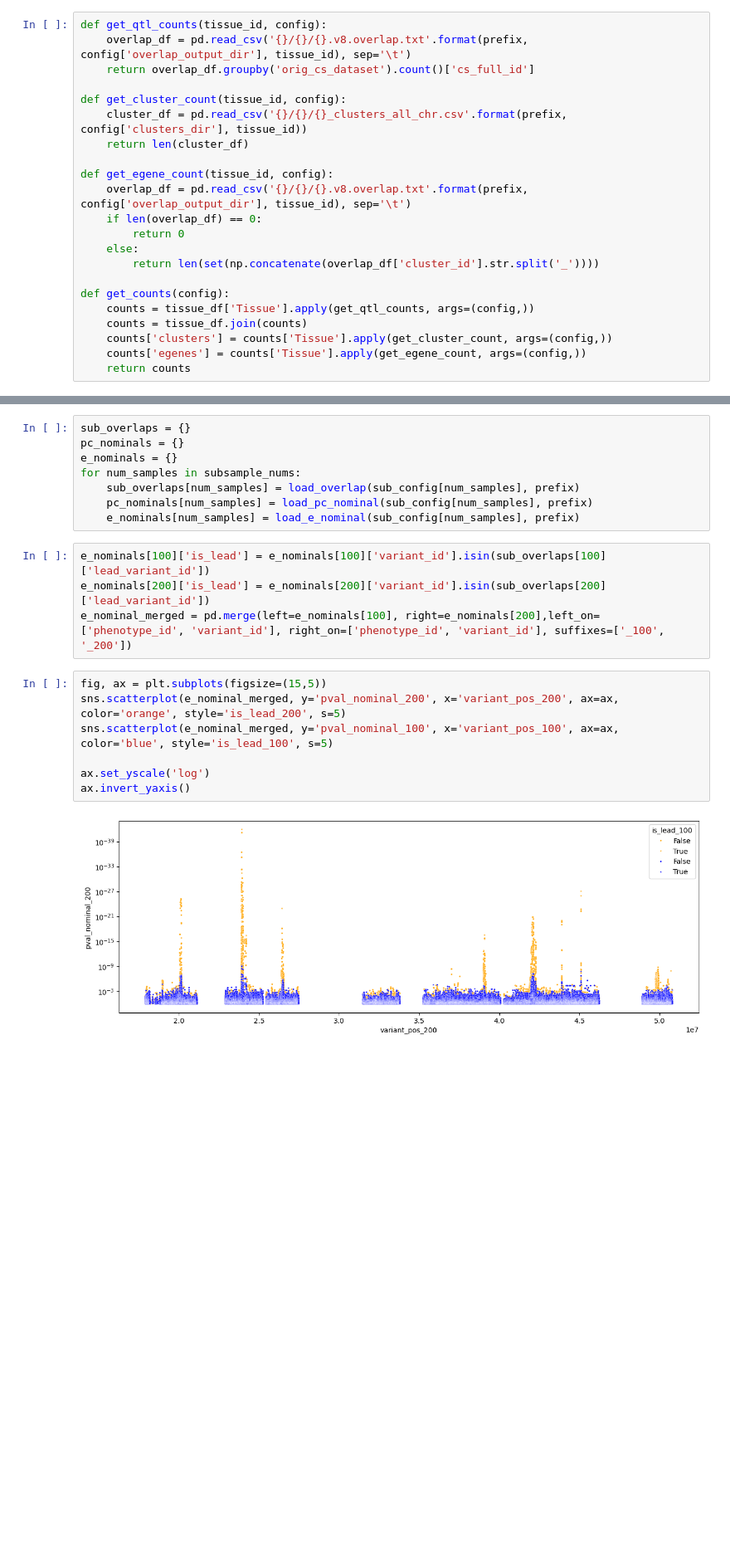
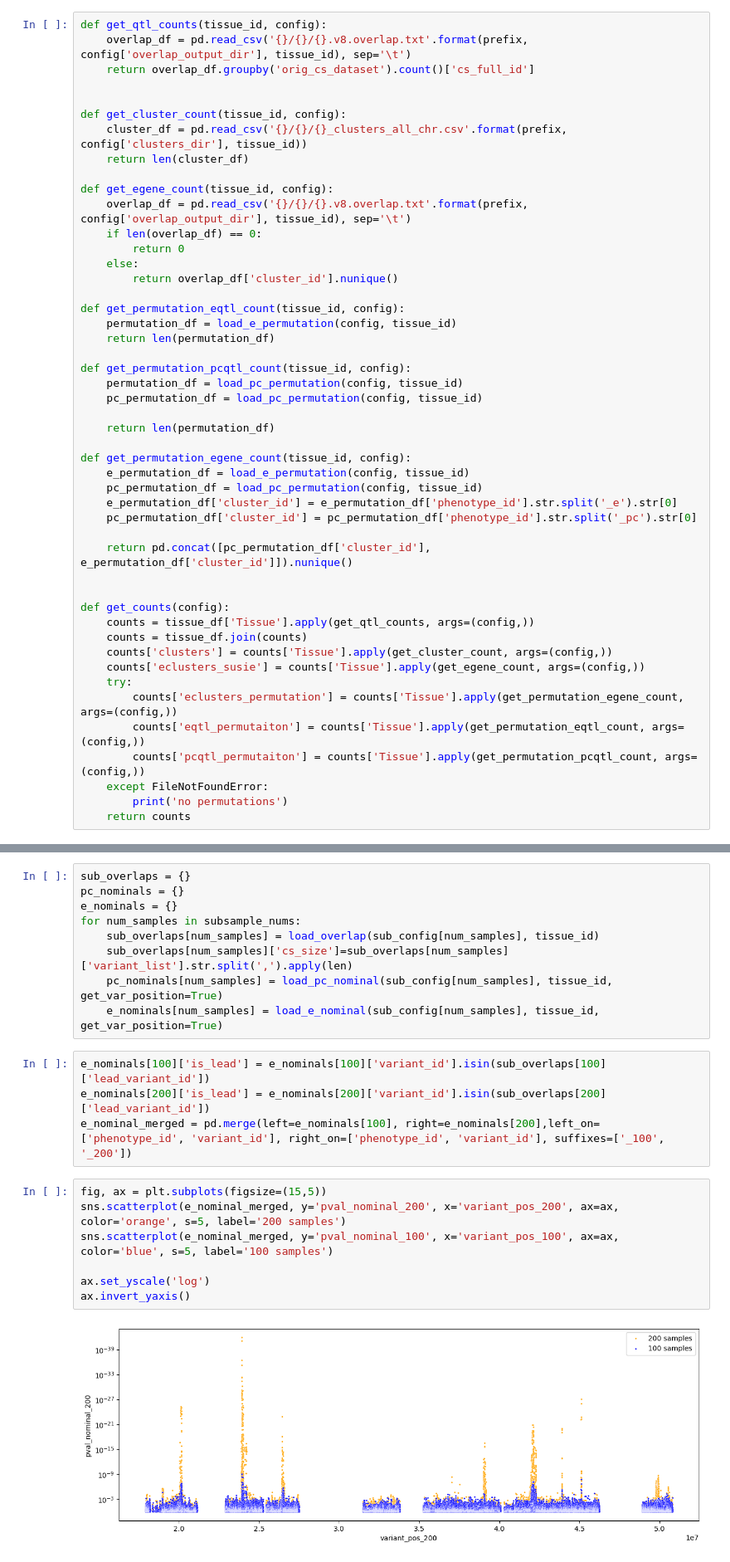
Before and after one commit to kal26/pcqtls, a Jupyter notebook: workflow/notebooks/pcqtl_analysis/subsampling_analysis/analyze_subsampling.ipynb, the cells around one changed output, grey strips where cells are left out. Shown at 83% size. Saved outputs shown, nothing was run; the diff lists cells and outputs as text; blank space fills up the shorter version.

```diff
--- a/workflow/notebooks/pcqtl_analysis/subsampling_analysis/analyze_subsampling.ipynb
+++ b/workflow/notebooks/pcqtl_analysis/subsampling_analysis/analyze_subsampling.ipynb
@@ -55,6 +67,7 @@ tissue_id = 'Cells_Cultured_fibroblasts'
 def get_qtl_counts(tissue_id, config):
     overlap_df = pd.read_csv('{}/{}/{}.v8.overlap.txt'.format(prefix, config['overlap_output_dir'], tissue_id), sep='\t')
     return overlap_df.groupby('orig_cs_dataset').count()['cs_full_id']
+
 
 def get_cluster_count(tissue_id, config):
     cluster_df = pd.read_csv('{}/{}/{}_clusters_all_chr.csv'.format(prefix, config['clusters_dir'], tissue_id))
@@ -65,13 +78,38 @@ def get_egene_count(tissue_id, config):
     if len(overlap_df) == 0:
         return 0
     else:
-        return len(set(np.concatenate(overlap_df['cluster_id'].str.split('_'))))
+        return overlap_df['cluster_id'].nunique()
+
+def get_permutation_eqtl_count(tissue_id, config):
+    permutation_df = load_e_permutation(config, tissue_id)
+    return len(permutation_df)
+
+def get_permutation_pcqtl_count(tissue_id, config):
+    permutation_df = load_pc_permutation(config, tissue_id)
+    pc_permutation_df = load_pc_permutation(config, tissue_id)
+
+    return len(permutation_df)
+
+def get_permutation_egene_count(tissue_id, config):
+    e_permutation_df = load_e_permutation(config, tissue_id)
+    pc_permutation_df = load_pc_permutation(config, tissue_id)
+    e_permutation_df['cluster_id'] = e_permutation_df['phenotype_id'].str.split('_e').str[0]
+    pc_permutation_df['cluster_id'] = pc_permutation_df['phenotype_id'].str.split('_pc').str[0]
+
+    return pd.concat([pc_permutation_df['cluster_id'], e_permutation_df['cluster_id']]).nunique()
+
 
 def get_counts(config):
     counts = tissue_df['Tissue'].apply(get_qtl_counts, args=(config,))
     counts = tissue_df.join(counts)
     counts['clusters'] = counts['Tissue'].apply(get_cluster_count, args=(config,))
-    counts['egenes'] = counts['Tissue'].apply(get_egene_count, args=(config,))
+    counts['eclusters_susie'] = counts['Tissue'].apply(get_egene_count, args=(config,))
+    try:
+        counts['eclusters_permutation'] = counts['Tissue'].apply(get_permutation_egene_count, args=(config,))
+        counts['eqtl_permutaiton'] = counts['Tissue'].apply(get_permutation_eqtl_count, args=(config,))
+        counts['pcqtl_permutaiton'] = counts['Tissue'].apply(get_permutation_pcqtl_count, args=(config,))
+    except FileNotFoundError:
+        print('no permutations')
     return counts
 # %%
 sub_counts = []
@@ -99,19 +139,20 @@ sub_overlaps = {}
 pc_nominals = {}
 e_nominals = {}
 for num_samples in subsample_nums:
-    sub_overlaps[num_samples] = load_overlap(sub_config[num_samples], prefix)
-    pc_nominals[num_samples] = load_pc_nominal(sub_config[num_samples], prefix)
-    e_nominals[num_samples] = load_e_nominal(sub_config[num_samples], prefix)
+    sub_overlaps[num_samples] = load_overlap(sub_config[num_samples], tissue_id)
+    sub_overlaps[num_samples]['cs_size']=sub_overlaps[num_samples]['variant_list'].str.split(',').apply(len)
+    pc_nominals[num_samples] = load_pc_nominal(sub_config[num_samples], tissue_id, get_var_position=True)
+    e_nominals[num_samples] = load_e_nominal(sub_config[num_samples], tissue_id, get_var_position=True)
 # %%
 e_nominals[100]['is_lead'] = e_nominals[100]['variant_id'].isin(sub_overlaps[100]['lead_variant_id'])
 e_nominals[200]['is_lead'] = e_nominals[200]['variant_id'].isin(sub_overlaps[200]['lead_variant_id'])
 e_nominal_merged = pd.merge(left=e_nominals[100], right=e_nominals[200],left_on=['phenotype_id', 'variant_id'], right_on=['phenotype_id', 'variant_id'], suffixes=['_100', '_200'])
 # %%
 fig, ax = plt.subplots(figsize=(15,5))
-sns.scatterplot(e_nominal_merged, y='pval_nominal_200', x='variant_pos_200', ax=ax, color='orange', style='is_lead_200', s=5)
-sns.scatterplot(e_nominal_merged, y='pval_nominal_100', x='variant_pos_100', ax=ax, color='blue', style='is_lead_100', s=5)
+sns.scatterplot(e_nominal_merged, y='pval_nominal_200', x='variant_pos_200', ax=ax, color='orange', s=5, label='200 samples')
+sns.scatterplot(e_nominal_merged, y='pval_nominal_100', x='variant_pos_100', ax=ax, color='blue', s=5, label='100 samples')
 
 ax.set_yscale('log')
 ax.invert_yaxis()
 # %% [output]
-[figure, old version]
+[figure, new version]
```
Also changed, not shown: parts of 16 cells of this notebook, 6 other files.
